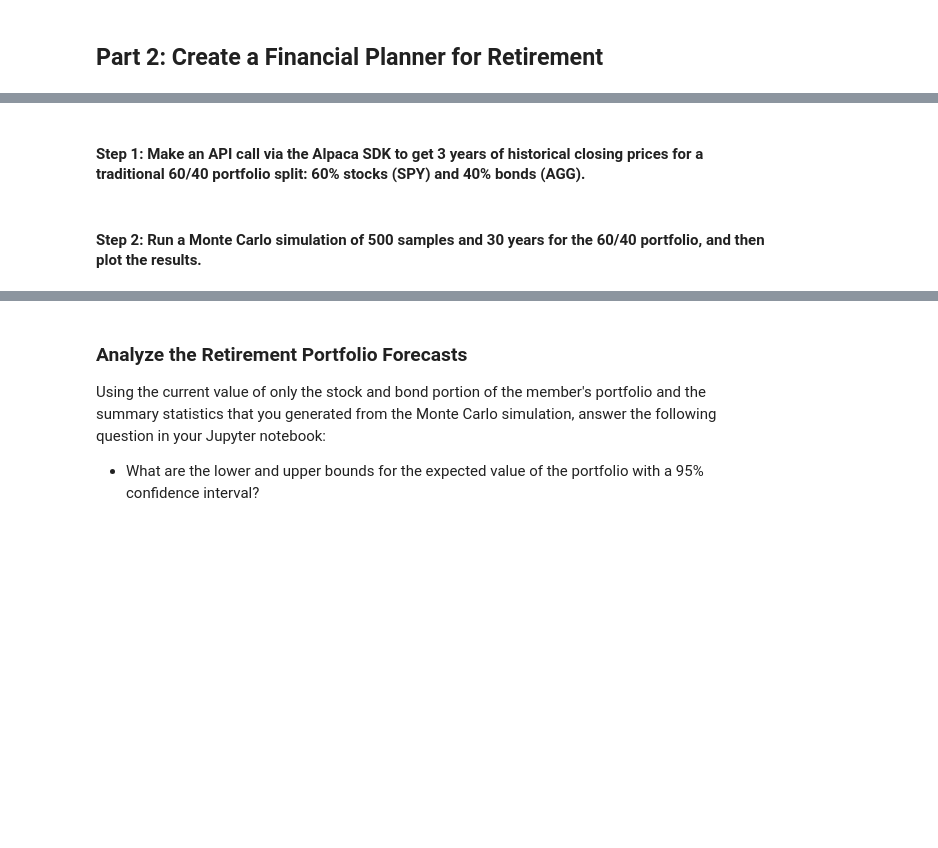
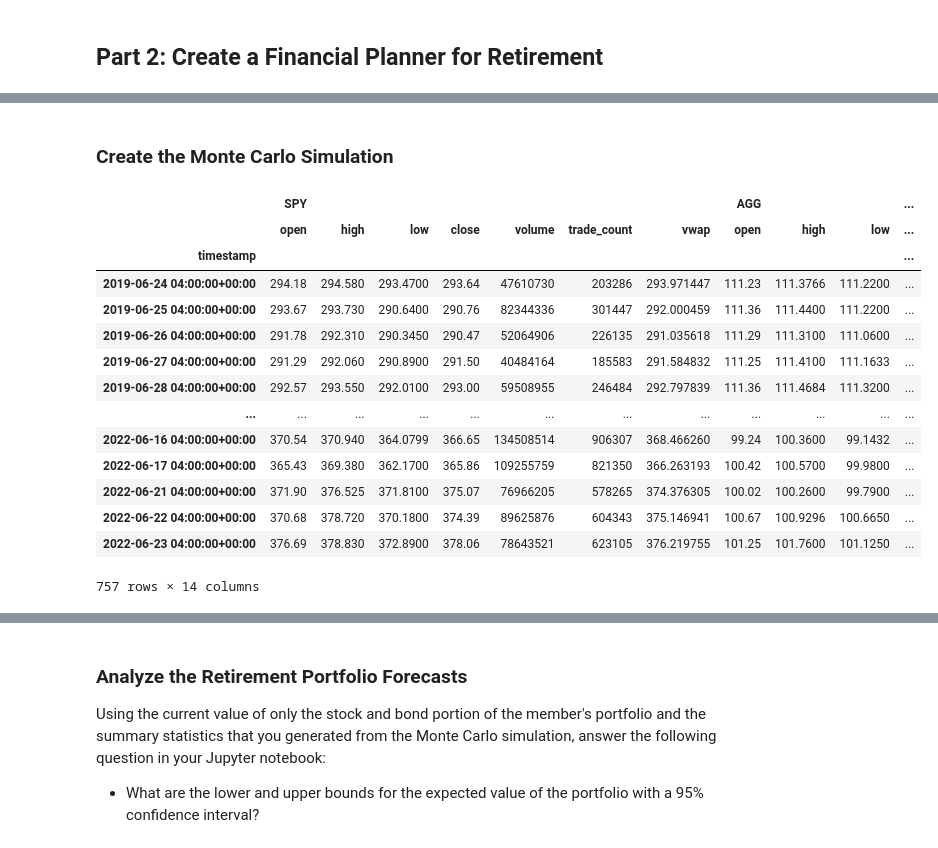
Before and after one commit to MajidKouki/c5-financial-planning-tools, a Jupyter notebook: financial_planning_tools.ipynb, the cells around one changed output, grey strips where cells are left out. Saved outputs shown, nothing was run; the diff lists cells and outputs as text; code cells hidden in the pictures; blank space fills up the shorter version.

```diff
--- a/financial_planning_tools.ipynb
+++ b/financial_planning_tools.ipynb
@@ -257,2 +240,0 @@ In this section, you’ll use the MCForecastTools library to create a Monte Carl
-# %% [markdown]
-#### Step 1: Make an API call via the Alpaca SDK to get 3 years of historical closing prices for a traditional 60/40 portfolio split: 60% stocks (SPY) and 40% bonds (AGG).
@@ -281,2 +241,2 @@ In this section, you’ll use the MCForecastTools library to create a Monte Carl
-# %% [markdown]
-#### Step 2: Run a Monte Carlo simulation of 500 samples and 30 years for the 60/40 portfolio, and then plot the results.
+# %% [markdown]
+### Create the Monte Carlo Simulation
@@ -283 +247,36 @@ In this section, you’ll use the MCForecastTools library to create a Monte Carl
+# %%
+# Use the Alpaca get_bars function to make the API call to get the 3 years worth of pricing data
+carlo_three_year_data = alpaca.get_bars(
+    tickers,
+    timeframe,
+    start = start_date_carlo,
+    end = end_date_carlo
+).df
+
+# Reorganize the DataFrame
+# Separate ticker data
+SPY = carlo_three_year_data[carlo_three_year_data['symbol']=='SPY'].drop('symbol', axis=1)
+AGG = carlo_three_year_data[carlo_three_year_data['symbol']=='AGG'].drop('symbol', axis=1)
+
+# Concatenate the ticker DataFrames
+carlo_three_year_data = pd.concat([SPY, AGG], axis=1, keys=["SPY", "AGG"])
+
+# Verify data
+carlo_three_year_data
+# %% [output]
+|  | SPY |  |  |  |  |  |  | AGG |  |  | ... |
+|  | open | high | low | close | volume | trade_count | vwap | open | high | low | ... |
+| timestamp |  |  |  |  |  |  |  |  |  |  | ... |
+| 2019-06-24 04:00:00+00:00 | 294.18 | 294.580 | 293.4700 | 293.64 | 47610730 | 203286 | 293.971447 | 111.23 | 111.3766 | 111.2200 | ... |
+| 2019-06-25 04:00:00+00:00 | 293.67 | 293.730 | 290.6400 | 290.76 | 82344336 | 301447 | 292.000459 | 111.36 | 111.4400 | 111.2200 | ... |
+| 2019-06-26 04:00:00+00:00 | 291.78 | 292.310 | 290.3450 | 290.47 | 52064906 | 226135 | 291.035618 | 111.29 | 111.3100 | 111.0600 | ... |
+| 2019-06-27 04:00:00+00:00 | 291.29 | 292.060 | 290.8900 | 291.50 | 40484164 | 185583 | 291.584832 | 111.25 | 111.4100 | 111.1633 | ... |
+| 2019-06-28 04:00:00+00:00 | 292.57 | 293.550 | 292.0100 | 293.00 | 59508955 | 246484 | 292.797839 | 111.36 | 111.4684 | 111.3200 | ... |
+| ... | ... | ... | ... | ... | ... | ... | ... | ... | ... | ... | ... |
+| 2022-06-16 04:00:00+00:00 | 370.54 | 370.940 | 364.0799 | 366.65 | 134508514 | 906307 | 368.466260 | 99.24 | 100.3600 | 99.1432 | ... |
+| 2022-06-17 04:00:00+00:00 | 365.43 | 369.380 | 362.1700 | 365.86 | 109255759 | 821350 | 366.263193 | 100.42 | 100.5700 | 99.9800 | ... |
+| 2022-06-21 04:00:00+00:00 | 371.90 | 376.525 | 371.8100 | 375.07 | 76966205 | 578265 | 374.376305 | 100.02 | 100.2600 | 99.7900 | ... |
+| 2022-06-22 04:00:00+00:00 | 370.68 | 378.720 | 370.1800 | 374.39 | 89625876 | 604343 | 375.146941 | 100.67 | 100.9296 | 100.6650 | ... |
+| 2022-06-23 04:00:00+00:00 | 376.69 | 378.830 | 372.8900 | 378.06 | 78643521 | 623105 | 376.219755 | 101.25 | 101.7600 | 101.1250 | ... |
+757 rows × 14 columns
 # %%
```
Also changed, not shown: parts of 12 cells of this notebook.
